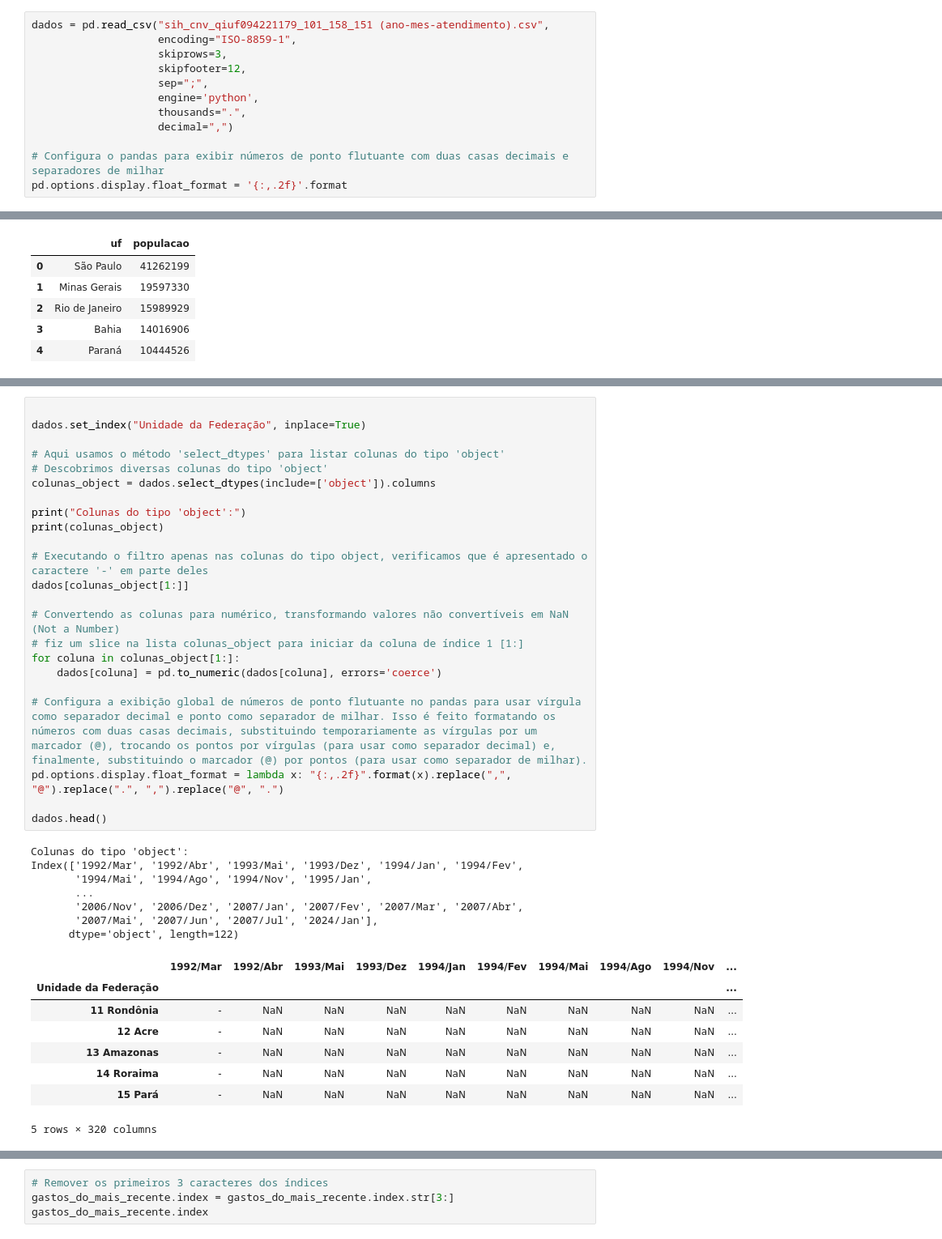
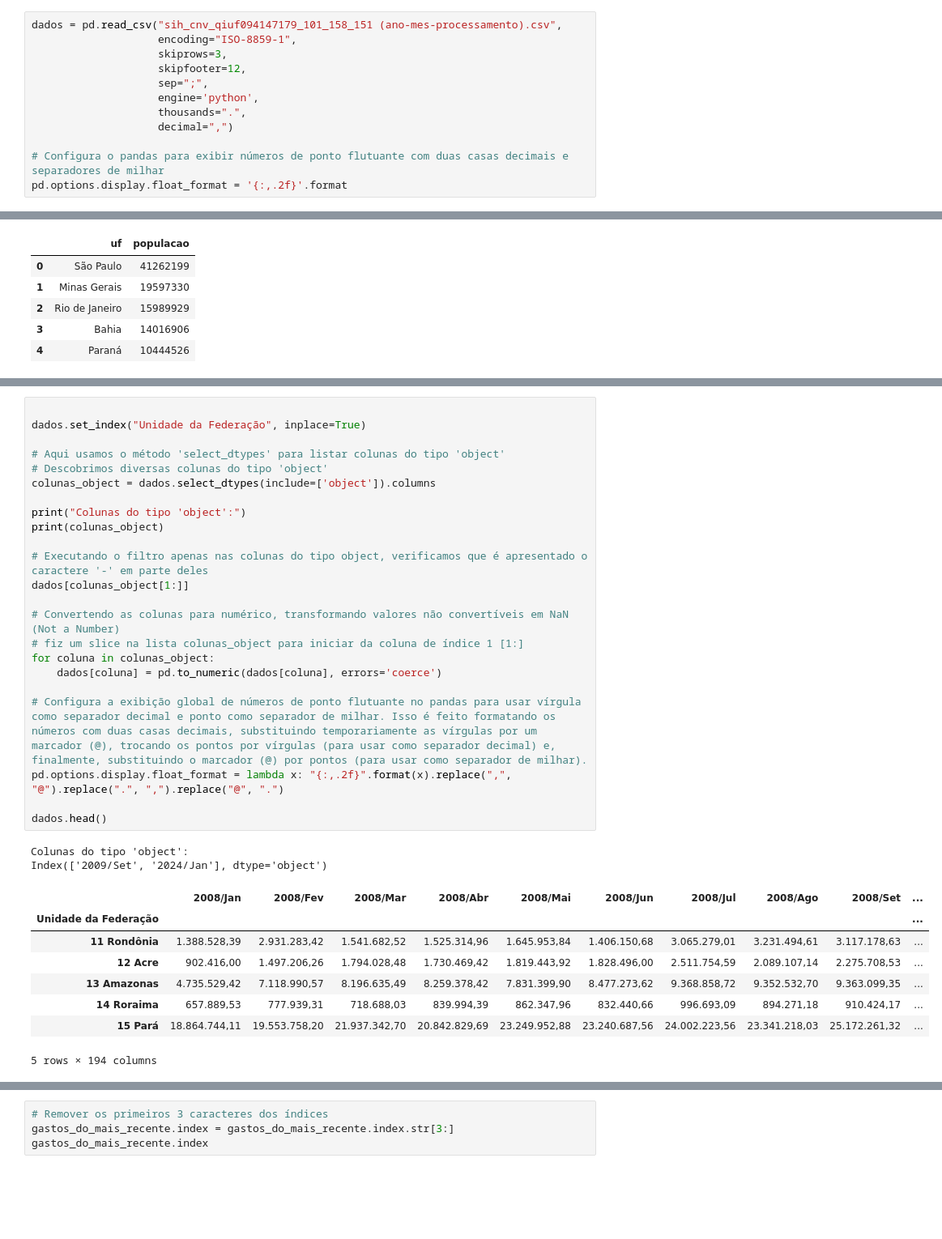
Before and after one commit to alexsoares4a/producao_hospitalar, a Jupyter notebook: visualizacao_dados_aula01_copiar_str.ipynb, the cells around one changed output, grey strips where cells are left out. Shown at 81% size. Drawn from its saved outputs; the diff is of its cells as text; blank space fills up the shorter version.

```diff
--- a/visualizacao_dados_aula01_copiar_str.ipynb
+++ b/visualizacao_dados_aula01_copiar_str.ipynb
@@ -8,7 +11,7 @@ import pandas as pd
 # Importa a classe StringIO do módulo io para trabalhar com operações de I/O em strings.
 from io import StringIO
 # %%
-dados = pd.read_csv("sih_cnv_qiuf094221179_101_158_151 (ano-mes-atendimento).csv",
+dados = pd.read_csv("sih_cnv_qiuf094147179_101_158_151 (ano-mes-processamento).csv",
                     encoding="ISO-8859-1",
                     skiprows=3,
                     skipfooter=12,
@@ -239,42 +250,37 @@ populacao.head()
 # %%
 
 dados.set_index("Unidade da Federação", inplace=True)
 
 # Aqui usamos o método 'select_dtypes' para listar colunas do tipo 'object'
 # Descobrimos diversas colunas do tipo 'object'
 colunas_object = dados.select_dtypes(include=['object']).columns
 
 print("Colunas do tipo 'object':")
 print(colunas_object)
 
 # Executando o filtro apenas nas colunas do tipo object, verificamos que é apresentado o caractere '-' em parte deles
 dados[colunas_object[1:]]
 
 # Convertendo as colunas para numérico, transformando valores não convertíveis em NaN (Not a Number)
 # fiz um slice na lista colunas_object para iniciar da coluna de índice 1 [1:]
-for coluna in colunas_object[1:]:
+for coluna in colunas_object:
     dados[coluna] = pd.to_numeric(dados[coluna], errors='coerce')
 
 # Configura a exibição global de números de ponto flutuante no pandas para usar vírgula como separador decimal e ponto como separador de milhar. Isso é feito formatando os números com duas casas decimais, substituindo temporariamente as vírgulas por um marcador (@), trocando os pontos por vírgulas (para usar como separador decimal) e, finalmente, substituindo o marcador (@) por pontos (para usar como separador de milhar).
 pd.options.display.float_format = lambda x: "{:,.2f}".format(x).replace(",", "@").replace(".", ",").replace("@", ".")
 
 dados.head()
 # %% [output]
 Colunas do tipo 'object':
-Index(['1992/Mar', '1992/Abr', '1993/Mai', '1993/Dez', '1994/Jan', '1994/Fev',
-       '1994/Mai', '1994/Ago', '1994/Nov', '1995/Jan',
-       ...
-       '2006/Nov', '2006/Dez', '2007/Jan', '2007/Fev', '2007/Mar', '2007/Abr',
-       '2007/Mai', '2007/Jun', '2007/Jul', '2024/Jan'],
-      dtype='object', length=122)
+Index(['2009/Set', '2024/Jan'], dtype='object')
-|  | 1992/Mar | 1992/Abr | 1993/Mai | 1993/Dez | 1994/Jan | 1994/Fev | 1994/Mai | 1994/Ago | 1994/Nov | ... |
+|  | 2008/Jan | 2008/Fev | 2008/Mar | 2008/Abr | 2008/Mai | 2008/Jun | 2008/Jul | 2008/Ago | 2008/Set | ... |
 | Unidade da Federação |  |  |  |  |  |  |  |  |  | ... |
-| 11 Rondônia | - | NaN | NaN | NaN | NaN | NaN | NaN | NaN | NaN | ... |
-| 12 Acre | - | NaN | NaN | NaN | NaN | NaN | NaN | NaN | NaN | ... |
-| 13 Amazonas | - | NaN | NaN | NaN | NaN | NaN | NaN | NaN | NaN | ... |
-| 14 Roraima | - | NaN | NaN | NaN | NaN | NaN | NaN | NaN | NaN | ... |
-| 15 Pará | - | NaN | NaN | NaN | NaN | NaN | NaN | NaN | NaN | ... |
+| 11 Rondônia | 1.388.528,39 | 2.931.283,42 | 1.541.682,52 | 1.525.314,96 | 1.645.953,84 | 1.406.150,68 | 3.065.279,01 | 3.231.494,61 | 3.117.178,63 | ... |
+| 12 Acre | 902.416,00 | 1.497.206,26 | 1.794.028,48 | 1.730.469,42 | 1.819.443,92 | 1.828.496,00 | 2.511.754,59 | 2.089.107,14 | 2.275.708,53 | ... |
+| 13 Amazonas | 4.735.529,42 | 7.118.990,57 | 8.196.635,49 | 8.259.378,42 | 7.831.399,90 | 8.477.273,62 | 9.368.858,72 | 9.352.532,70 | 9.363.099,35 | ... |
+| 14 Roraima | 657.889,53 | 777.939,31 | 718.688,03 | 839.994,39 | 862.347,96 | 832.440,66 | 996.693,09 | 894.271,18 | 910.424,17 | ... |
+| 15 Pará | 18.864.744,11 | 19.553.758,20 | 21.937.342,70 | 20.842.829,69 | 23.249.952,88 | 23.240.687,56 | 24.002.223,56 | 23.341.218,03 | 25.172.261,32 | ... |
-5 rows × 320 columns
+5 rows × 194 columns
 # %%
 # Excluindo a coluna Total
 dados.drop("Total", axis=1, inplace=True)
```
Also changed, not shown: parts of 69 cells of this notebook, 2 other files.
